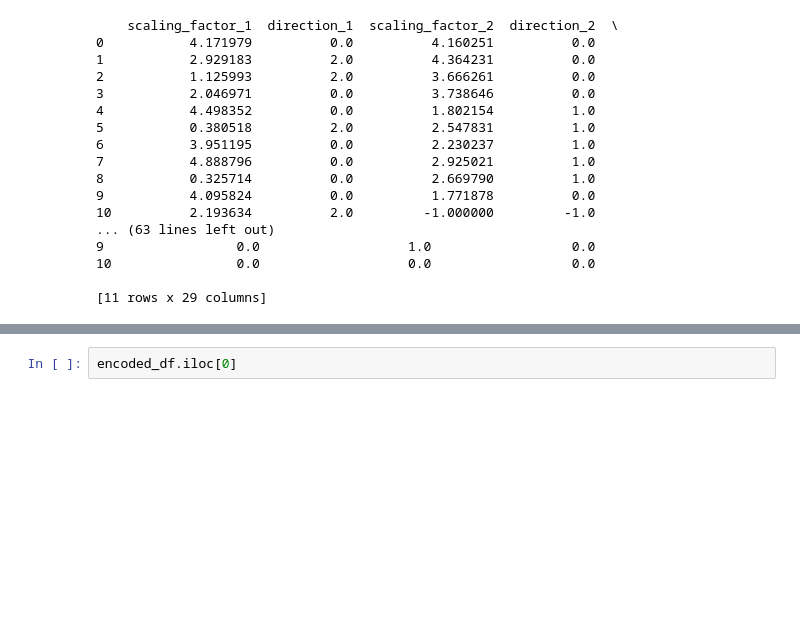
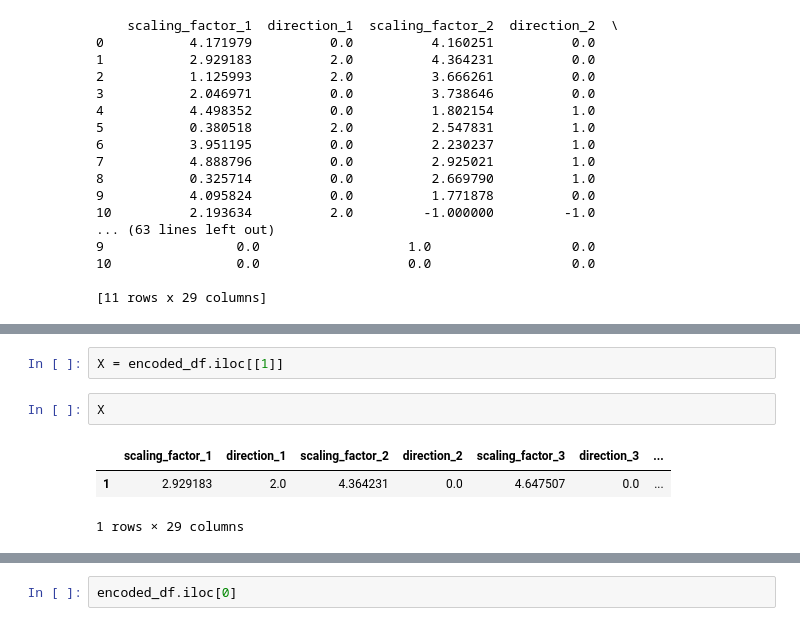
Before and after one commit to ppopiolek/CyberAML, a Jupyter notebook: notebooks/XAI_experiment.ipynb, the cells around one changed output, grey strips where cells are left out. Drawn from its saved outputs; the diff is of its cells as text; blank space fills up the shorter version.

```diff
--- a/notebooks/XAI_experiment.ipynb
+++ b/notebooks/XAI_experiment.ipynb
@@ -712,0 +713,8 @@ reverse_encode_focus_points(encoded_df, focus_point_columns, encoders)
+# %%
+X = encoded_df.iloc[[1]]
+# %%
+X
+# %% [output]
+|  | scaling_factor_1 | direction_1 | scaling_factor_2 | direction_2 | scaling_factor_3 | direction_3 | ... |
+| 1 | 2.929183 | 2.0 | 4.364231 | 0.0 | 4.647507 | 0.0 | ... |
+1 rows × 29 columns
```
Also changed, not shown: parts of 8 cells of this notebook.
